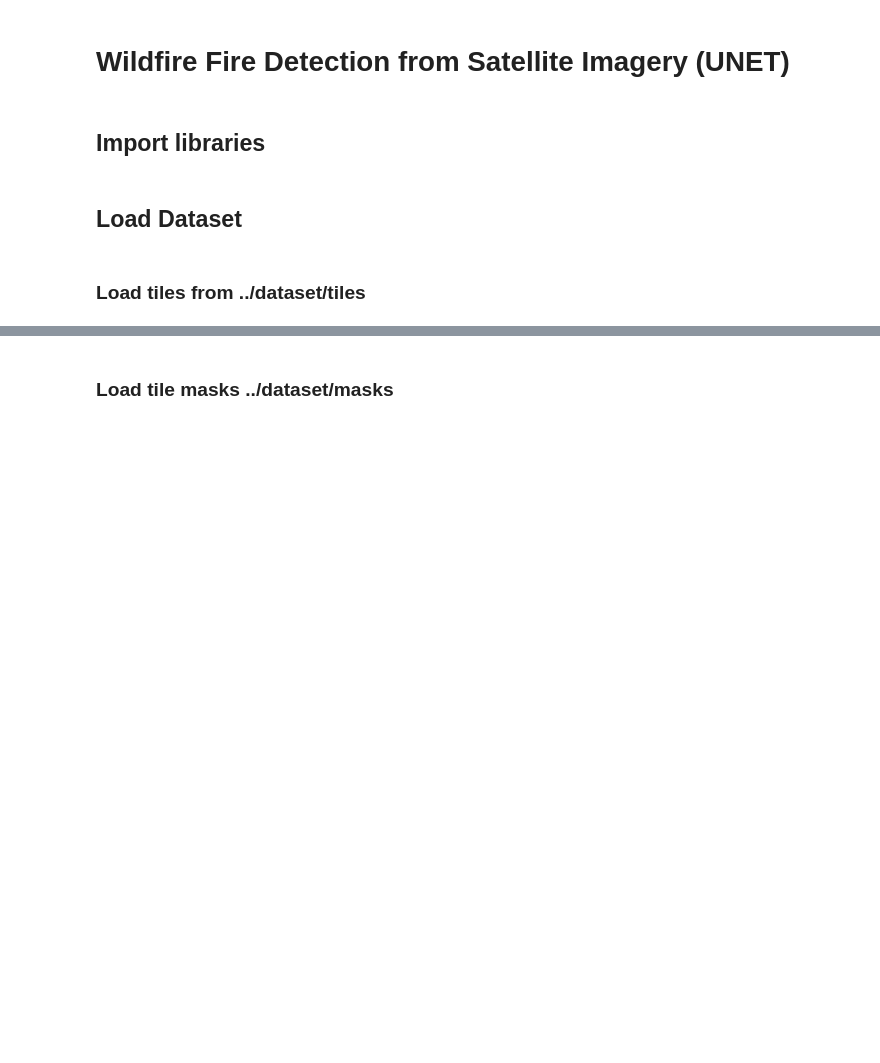
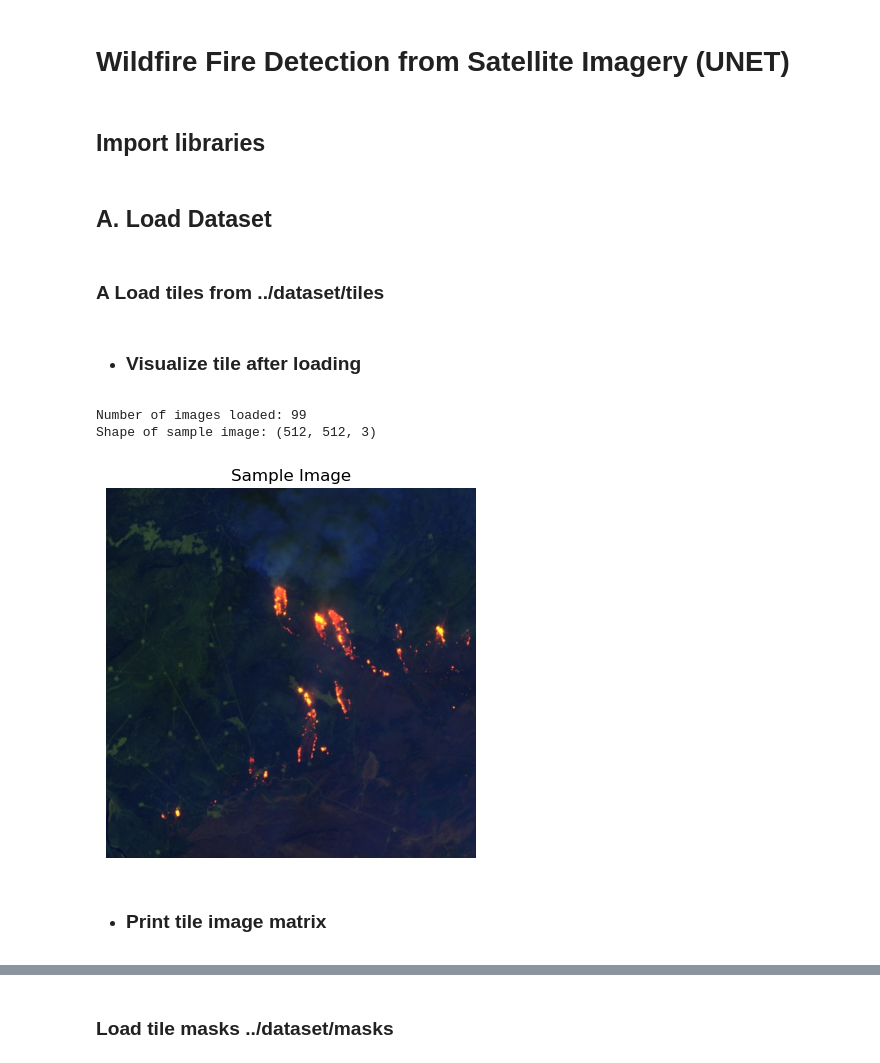
Before and after one commit to ayhameed/Fire-detection, a Jupyter notebook: model/unet.ipynb, the cells around one changed output, grey strips where cells are left out. Drawn from its saved outputs; the diff is of its cells as text; code cells hidden in the pictures; blank space fills up the shorter version.

Commit message:
Add new functions and update existing ones

```diff
--- a/model/unet.ipynb
+++ b/model/unet.ipynb
@@ -19,6 +19,6 @@ from tensorflow.keras.callbacks import ModelCheckpoint, EarlyStopping
 # Add the path to the functions directory
 sys.path.append('../functions')  # Add the path to the functions directory
 # %% [markdown]
-## Load Dataset
+## A. Load Dataset
 # %% [markdown]
-### Load tiles from ../dataset/tiles
+### A Load tiles from ../dataset/tiles
@@ -24,0 +28,32 @@ sys.path.append('../functions')  # Add the path to the functions directory
+# %%
+# specify path and call function
+directory = "../dataset/tiles"
+tiles = load_images_from_directory(directory)
+# %% [markdown]
+- ### Visualize tile after loading
+# %%
+# confirm if tiles [] holds images, print length and plot
+
+# Confirm if tiles[] holds images
+if len(tiles) > 0:
+    # Display the number of images loaded
+    print(f"Number of images loaded: {len(tiles)}")
+
+    # Display a sample image
+    sample_tile = tiles[1]
+
+    print(f"Shape of sample image: {sample_tile.shape}")
+
+    # Plot the sample image
+    plt.imshow(cv2.cvtColor(sample_tile, cv2.COLOR_BGR2RGB))
+    plt.title("Sample Image")
+    plt.axis('off')
+    plt.show()
+else:
+    print("No images loaded from the directory.")
+# %% [output]
+Number of images loaded: 99
+Shape of sample image: (512, 512, 3)
+[figure, added]
+# %% [markdown]
+- ### Print tile image matrix
```
Also changed, not shown: parts of 43 cells of this notebook, 10 other files.
